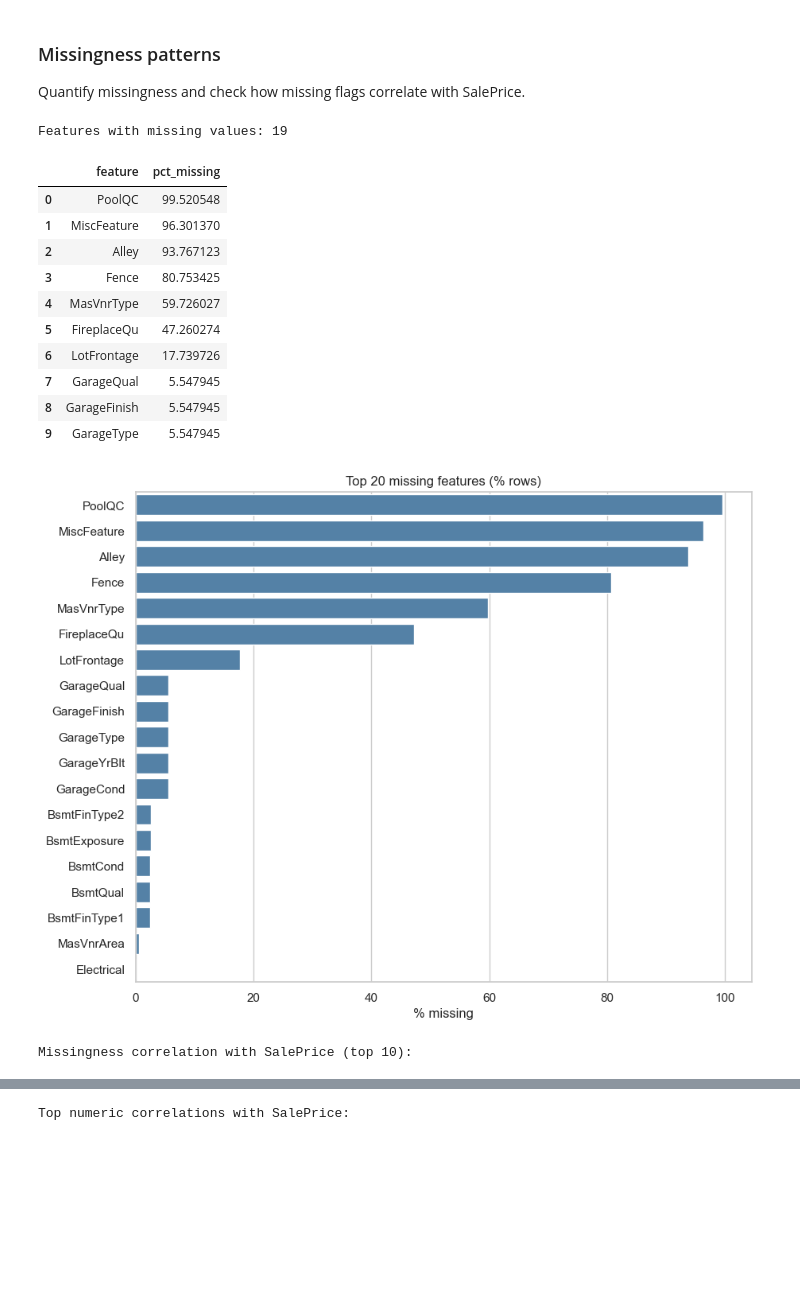
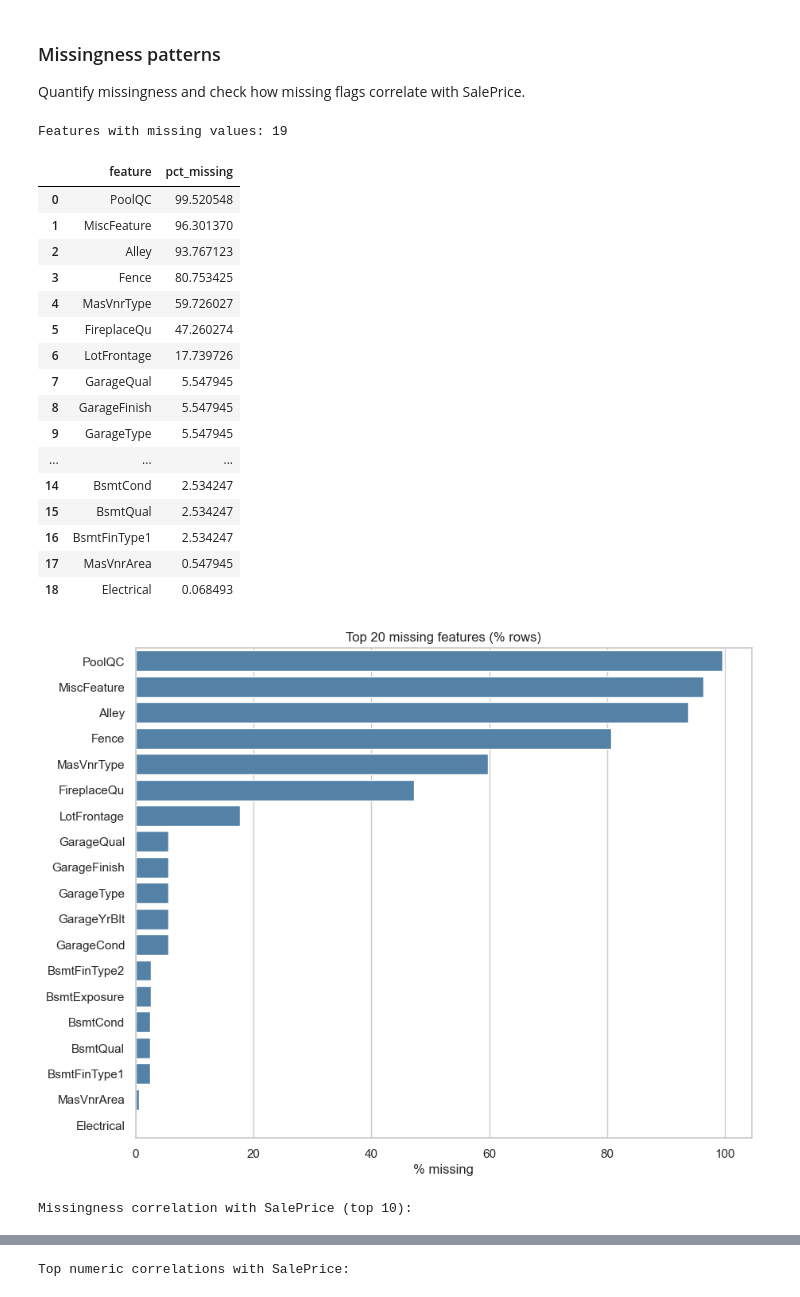
Before and after one commit to eugene-maina72/house_prices_advanced_regression, a Jupyter notebook: notebook.ipynb, the cells around one changed output, grey strips where cells are left out. Cells and saved outputs as stored; diff of their text form; code cells hidden in the pictures; blank space fills up the shorter version.

```diff
--- a/notebook.ipynb
+++ b/notebook.ipynb
@@ -158,39 +193,49 @@ Train shape: (1460, 81), Test shape: (1459, 80)
 ### Missingness patterns
 Quantify missingness and check how missing flags correlate with SalePrice.
 # %%
+# Missing values analysis
 missing_pct = train_df.isna().mean().sort_values(ascending=False)
 missing_pct = missing_pct[missing_pct > 0]
 missing_df = missing_pct.mul(100).reset_index()
 missing_df.columns = ['feature', 'pct_missing']
 
+# Display missing values information
 print(f"Features with missing values: {missing_df.shape[0]}")
-display(missing_df.head(10))
+display(missing_df.head(20))
 
+# Plot missing values
 plt.figure(figsize=(10, 8))
 sns.barplot(data=missing_df.head(20), x='pct_missing', y='feature', color='steelblue')
 plt.title('Top 20 missing features (% rows)')
 plt.xlabel('% missing')
 plt.ylabel('')
 plt.show()
 
+# Correlation of missingness with target
 if not missing_df.empty:
     missing_flags = {f"{col}_na": train_df[col].isna().astype(int) for col in missing_df['feature']}
     miss_corr = pd.DataFrame(missing_flags).corrwith(train_df[target]).sort_values(ascending=False)
     print('Missingness correlation with SalePrice (top 10):')
-    display(miss_corr.head(10).to_frame('corr_with_target'))
+    display(miss_corr.head(20).to_frame('corr_with_target'))
 # %% [output]
 Features with missing values: 19
 |  | feature | pct_missing |
 | 0 | PoolQC | 99.520548 |
 | 1 | MiscFeature | 96.301370 |
 | 2 | Alley | 93.767123 |
 | 3 | Fence | 80.753425 |
 | 4 | MasVnrType | 59.726027 |
 | 5 | FireplaceQu | 47.260274 |
 | 6 | LotFrontage | 17.739726 |
 | 7 | GarageQual | 5.547945 |
 | 8 | GarageFinish | 5.547945 |
 | 9 | GarageType | 5.547945 |
+| ... | ... | ... |
+| 14 | BsmtCond | 2.534247 |
+| 15 | BsmtQual | 2.534247 |
+| 16 | BsmtFinType1 | 2.534247 |
+| 17 | MasVnrArea | 0.547945 |
+| 18 | Electrical | 0.068493 |
 [figure]
 Missingness correlation with SalePrice (top 10):
 |  | corr_with_target |
```
Also changed, not shown: parts of 51 cells of this notebook, 15 other files.
